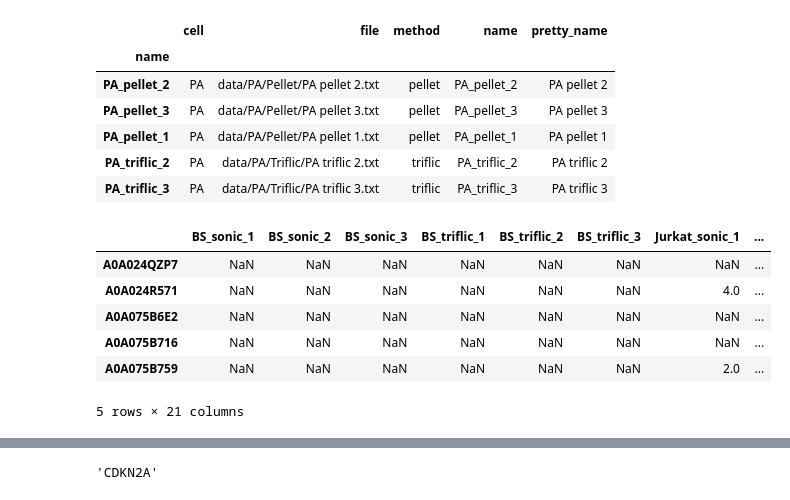
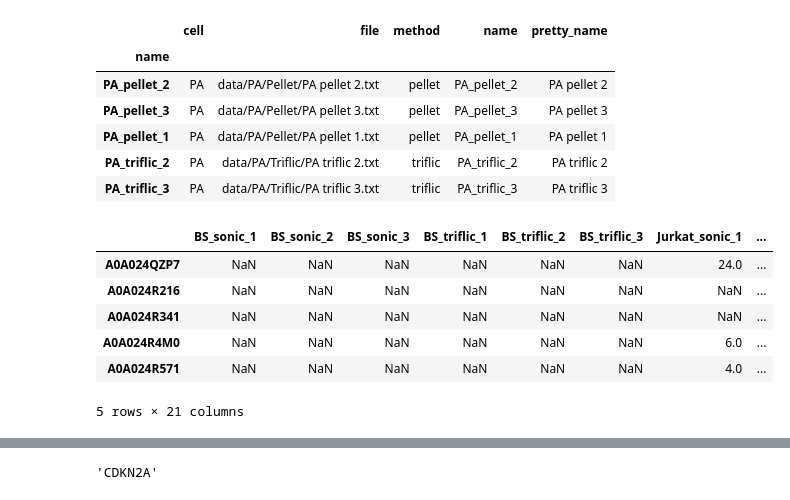
Before and after one commit to stuppie/triflic, a Jupyter notebook: analysis_deseq/make_matrix.ipynb, the cells around one changed output, grey strips where cells are left out. Drawn from its saved outputs; the diff is of its cells as text; code cells hidden in the pictures.

Commit message:
fix bug with how protein loci get named

```diff
--- a/analysis_deseq/make_matrix.ipynb
+++ b/analysis_deseq/make_matrix.ipynb
@@ -39,9 +44,8 @@ meta.head()
 | PA_triflic_2 | PA | data/PA/Triflic/PA triflic 2.txt | triflic | PA_triflic_2 | PA triflic 2 |
 | PA_triflic_3 | PA | data/PA/Triflic/PA triflic 3.txt | triflic | PA_triflic_3 | PA triflic 3 |
 # %%
-def assign_id(locus):
-    locus['id'] = locus['name'].split("|")[1] if "|" in locus['name'] else locus['name']
-    return locus
+def format_id(name):
+    return name.split("|")[1] if "|" in name else name
 # %%
 def pick_descriptive_name(locus):
     return locus['loci'][0]['Descriptive Name']
@@ -50,12 +54,19 @@ uniprot_name = [{x['id']: pick_descriptive_name(assign_id(x)) for x in dta_selec
 uniprot_name = { k: v for d in uniprot_name for k, v in d.items() }
+# %%
+def get_locus_quantification(locus):
+    return {format_id(x['description']):x['Spectrum Count'] for x in locus['loci']}
+def get_file_quantifications(file):
+    return dict(ChainMap(*[get_locus_quantification(x) for x in dta_select_parser(file, return_reverse=False)]))
+def get_file_name(file):
+    return file.rsplit("/", 1)[-1].split(".")[0].replace(" ", "_")
 # %%
-df = pd.DataFrame({file.rsplit("/", 1)[-1].split(".")[0].replace(" ", "_"): {x['id']: x['quantification'] for x in map(assign_id, dta_select_parser(file, return_reverse=False))} for file in files})
+df = pd.DataFrame({get_file_name(file): get_file_quantifications(file) for file in files})
 df.head()
 # %% [output]
 |  | BS_sonic_1 | BS_sonic_2 | BS_sonic_3 | BS_triflic_1 | BS_triflic_2 | BS_triflic_3 | Jurkat_sonic_1 | ... |
-| A0A024QZP7 | NaN | NaN | NaN | NaN | NaN | NaN | NaN | ... |
+| A0A024QZP7 | NaN | NaN | NaN | NaN | NaN | NaN | 24.0 | ... |
+| A0A024R216 | NaN | NaN | NaN | NaN | NaN | NaN | NaN | ... |
+| A0A024R341 | NaN | NaN | NaN | NaN | NaN | NaN | NaN | ... |
+| A0A024R4M0 | NaN | NaN | NaN | NaN | NaN | NaN | 6.0 | ... |
 | A0A024R571 | NaN | NaN | NaN | NaN | NaN | NaN | 4.0 | ... |
-| A0A075B6E2 | NaN | NaN | NaN | NaN | NaN | NaN | NaN | ... |
-| A0A075B716 | NaN | NaN | NaN | NaN | NaN | NaN | NaN | ... |
-| A0A075B759 | NaN | NaN | NaN | NaN | NaN | NaN | 2.0 | ... |
 5 rows × 21 columns
```
Also changed, not shown: parts of 8 cells of this notebook, 12 other files.
